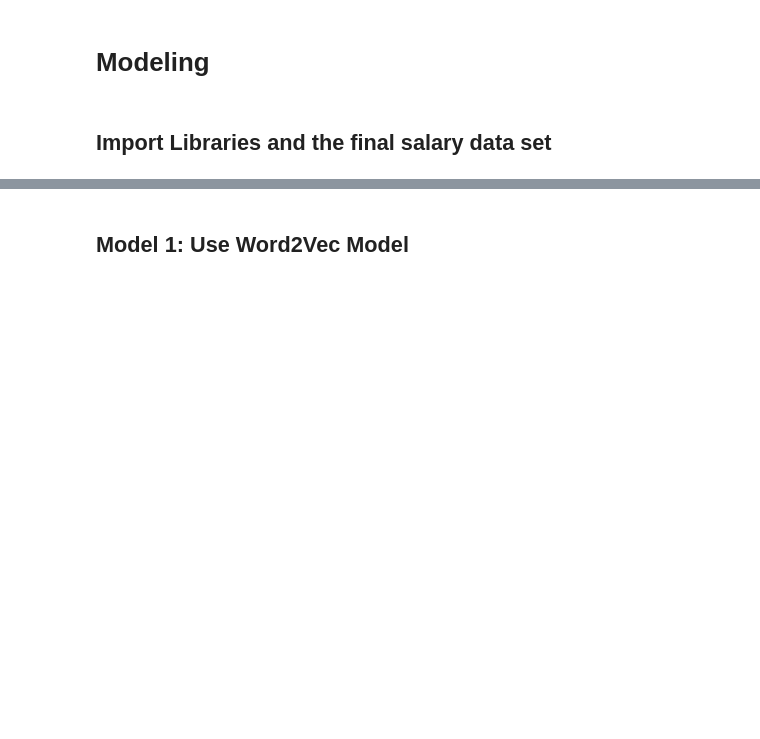
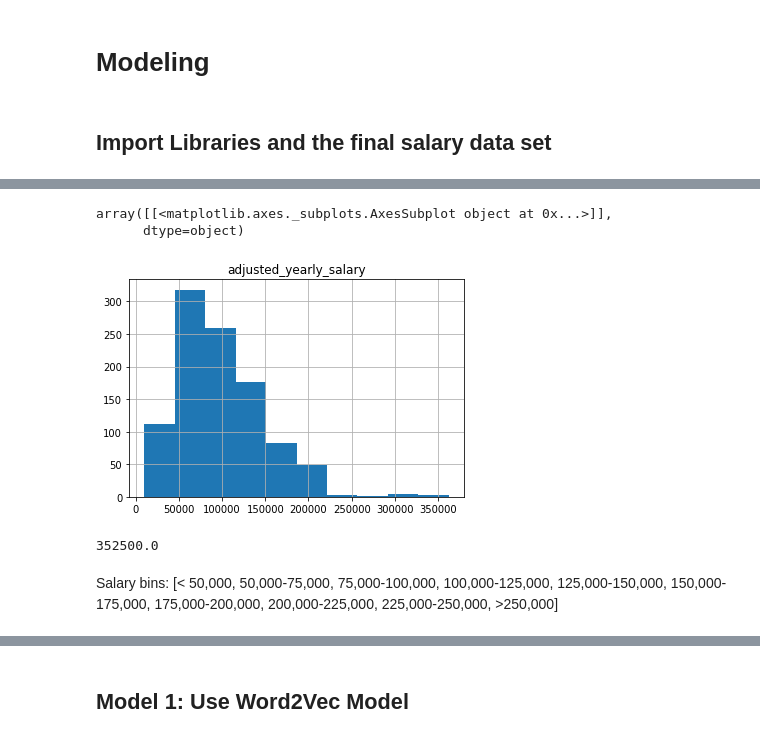
Before and after one commit to bonniema/salary-predictor, a Jupyter notebook: Salary_Modeling.ipynb, the cells around one changed output, grey strips where cells are left out. Cells and saved outputs as stored; diff of their text form; code cells hidden in the pictures; blank space fills up the shorter version.

```diff
--- a/Salary_Modeling.ipynb
+++ b/Salary_Modeling.ipynb
@@ -36,0 +38,12 @@ salary_df.head()
+# %%
+salary_df.hist('adjusted_yearly_salary')
+# %% [output]
+array([[<matplotlib.axes._subplots.AxesSubplot object at 0x...>]],
+      dtype=object)
+[figure, added]
+# %%
+salary_df['adjusted_yearly_salary'].max() - salary_df['adjusted_yearly_salary'].min()
+# %% [output]
+352500.0
+# %% [markdown]
+Salary bins: [< 50,000, 50,000-75,000, 75,000-100,000, 100,000-125,000, 125,000-150,000, 150,000-175,000, 175,000-200,000, 200,000-225,000, 225,000-250,000, >250,000]
```
Also changed, not shown: parts of 48 cells of this notebook, 2 other files.
